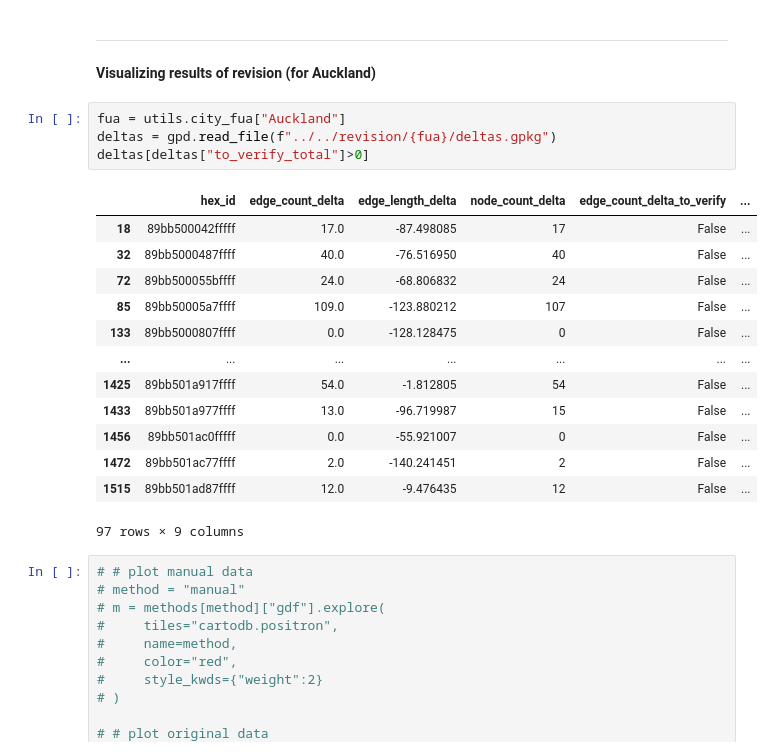
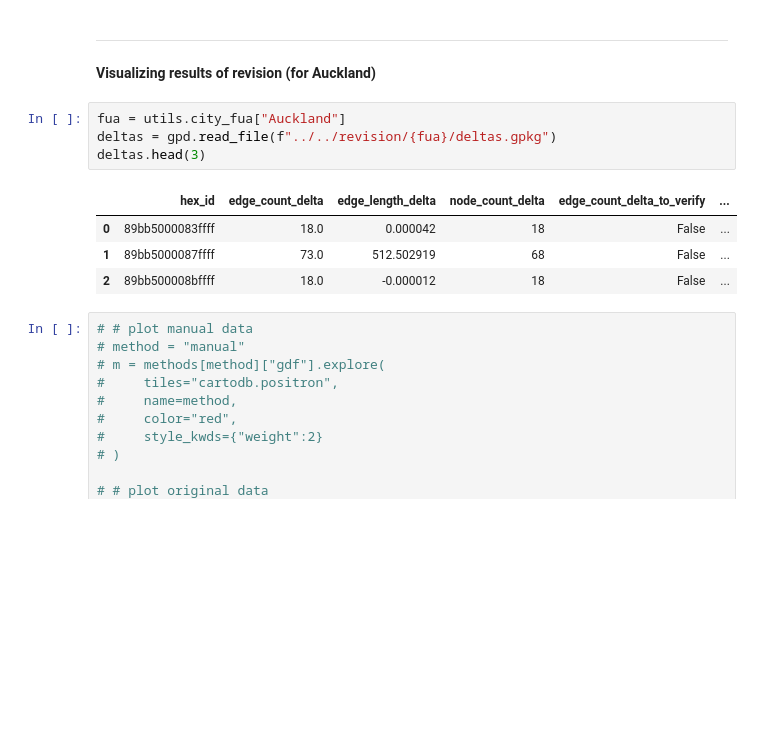
Before and after one commit to uscuni/simplification, a Jupyter notebook: notebooks/manual-revision/manual-revision.ipynb, the cells around one changed output. Drawn from its saved outputs; the diff is of its cells as text; blank space fills up the shorter version.

```diff
--- a/notebooks/manual-revision/manual-revision.ipynb
+++ b/notebooks/manual-revision/manual-revision.ipynb
@@ -156,21 +168,12 @@ AttributeError: module 'h3' has no attribute 'polyfill'
 # %%
 fua = utils.city_fua["Auckland"]
 deltas = gpd.read_file(f"../../revision/{fua}/deltas.gpkg")
-deltas[deltas["to_verify_total"]>0]
+deltas.head(3)
 # %% [output]
 |  | hex_id | edge_count_delta | edge_length_delta | node_count_delta | edge_count_delta_to_verify | ... |
-| 18 | 89bb500042fffff | 17.0 | -87.498085 | 17 | False | ... |
-| 32 | 89bb5000487ffff | 40.0 | -76.516950 | 40 | False | ... |
-| 72 | 89bb500055bffff | 24.0 | -68.806832 | 24 | False | ... |
-| 85 | 89bb50005a7ffff | 109.0 | -123.880212 | 107 | False | ... |
-| 133 | 89bb5000807ffff | 0.0 | -128.128475 | 0 | False | ... |
-| ... | ... | ... | ... | ... | ... | ... |
-| 1425 | 89bb501a917ffff | 54.0 | -1.812805 | 54 | False | ... |
-| 1433 | 89bb501a977ffff | 13.0 | -96.719987 | 15 | False | ... |
-| 1456 | 89bb501ac0fffff | 0.0 | -55.921007 | 0 | False | ... |
-| 1472 | 89bb501ac77ffff | 2.0 | -140.241451 | 2 | False | ... |
-| 1515 | 89bb501ad87ffff | 12.0 | -9.476435 | 12 | False | ... |
+| 0 | 89bb5000083ffff | 18.0 | 0.000042 | 18 | False | ... |
+| 1 | 89bb5000087ffff | 73.0 | 512.502919 | 68 | False | ... |
+| 2 | 89bb500008bffff | 18.0 | -0.000012 | 18 | False | ... |
-97 rows × 9 columns
 # %%
 # # plot manual data
 # method = "manual"
```
Also changed, not shown: parts of 2 cells of this notebook.
